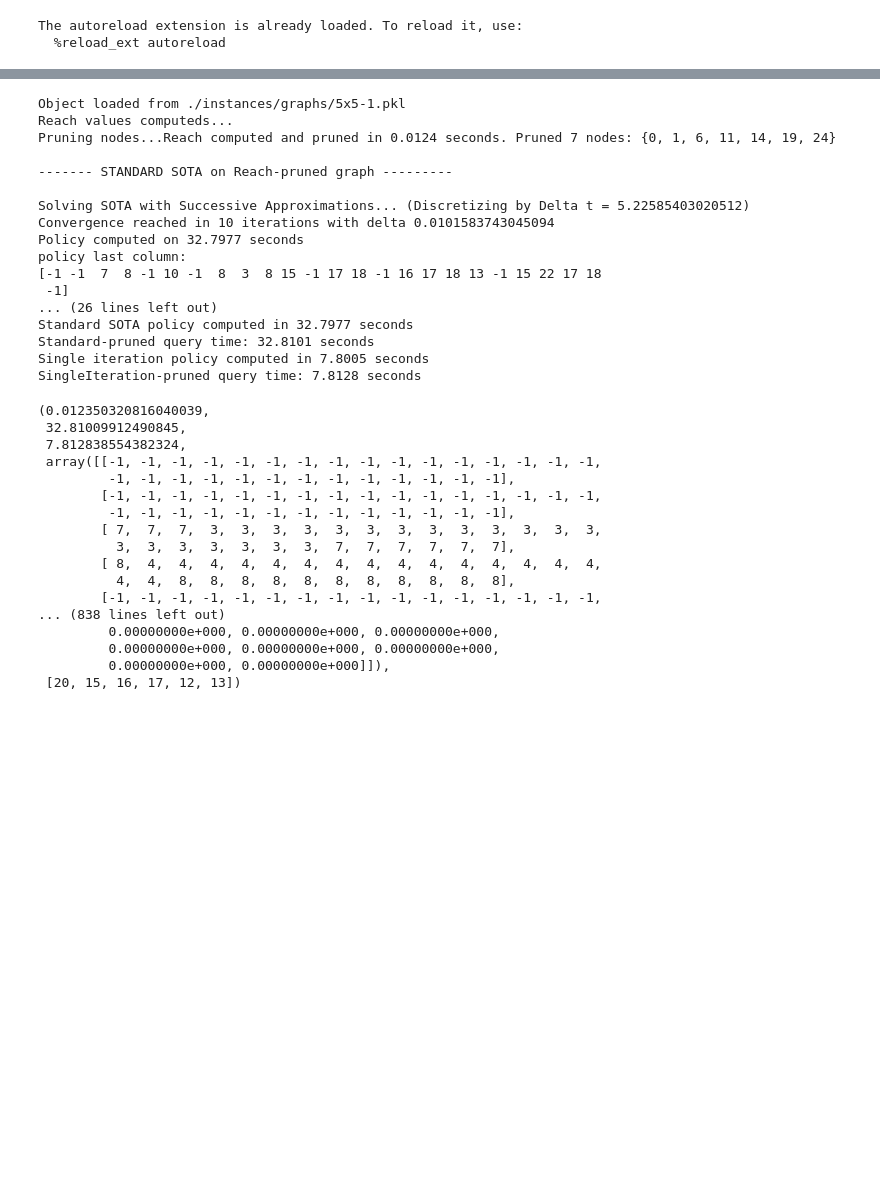
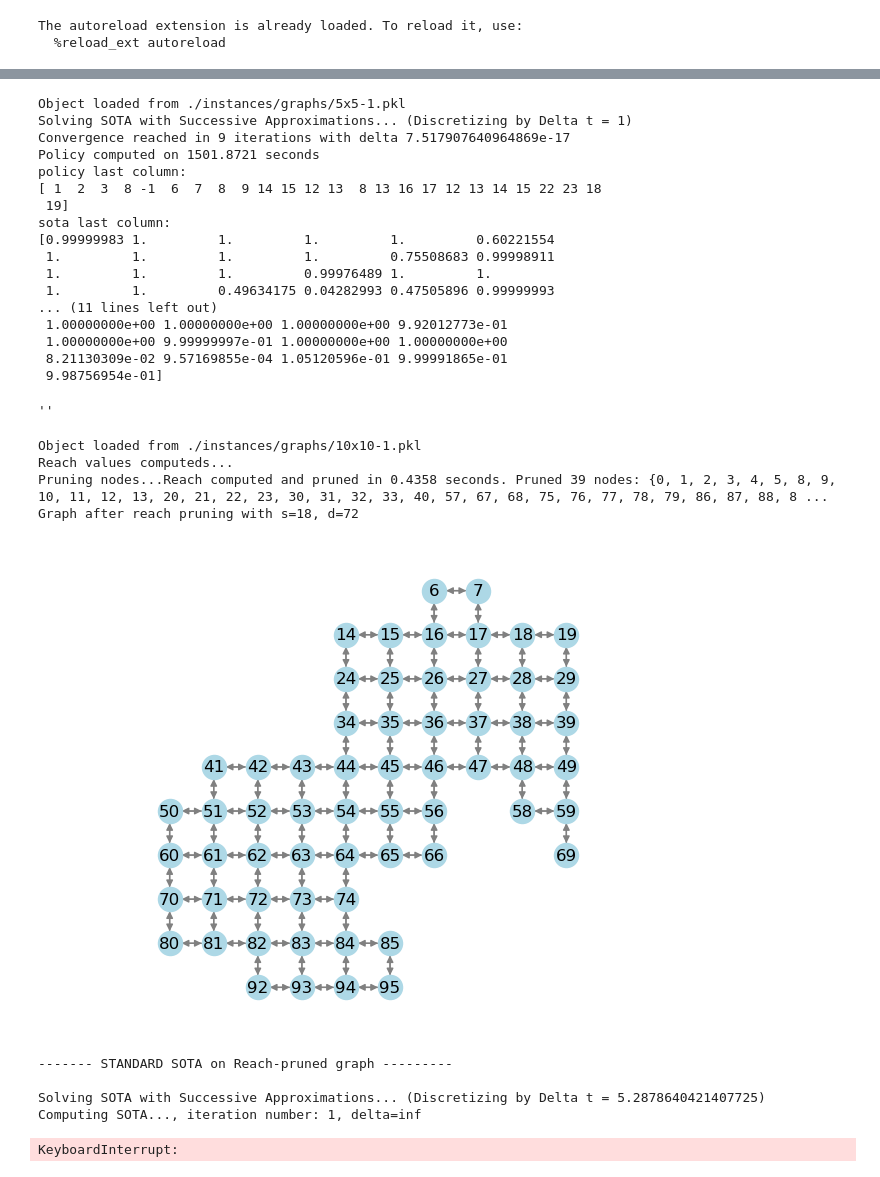
Before and after one commit to samuelepeirone/SOTA-py, a Jupyter notebook: notebook/small_tests.ipynb, the cells around one changed output, grey strips where cells are left out. Drawn from its saved outputs; the diff is of its cells as text; code cells hidden in the pictures; blank space fills up the shorter version.

```diff
--- a/notebook/small_tests.ipynb
+++ b/notebook/small_tests.ipynb
@@ -24,3 +24,12 @@ from Grid_network_and_Gamma_distribution import Matrix
 # %% [output]
 The autoreload extension is already loaded. To reload it, use:
   %reload_ext autoreload
+# %%
+graph = Utils.load_object("./instances/graphs/5x5-1.pkl")
+
+node_s = 20
+node_d = 4
+time_budget = 150
+
+TestFunctions.run_standard_sota(graph, node_d, time_budget)
+TestFunctions.run_single_iteration_sota(graph, node_d, time_budget)
@@ -36,36 +80,35 @@ TestFunctions.run_single_iteration_sota(graph, node_d, time_budget, delta_t=1)
 ;
 # %% [output]
 Object loaded from ./instances/graphs/5x5-1.pkl
-Reach values computeds...
-Pruning nodes...Reach computed and pruned in 0.0124 seconds. Pruned 7 nodes: {0, 1, 6, 11, 14, 19, 24}
-
-------- STANDARD SOTA on Reach-pruned graph ---------
-
-Solving SOTA with Successive Approximations... (Discretizing by Delta t = 5.22585403020512)
-Convergence reached in 10 iterations with delta 0.0101583743045094
-Policy computed on 32.7977 seconds
+Solving SOTA with Successive Approximations... (Discretizing by Delta t = 1)
+Convergence reached in 9 iterations with delta 7.517907640964869e-17
+Policy computed on 1501.8721 seconds
 policy last column:
-[-1 -1  7  8 -1 10 -1  8  3  8 15 -1 17 18 -1 16 17 18 13 -1 15 22 17 18
- -1]
-... (26 lines left out)
-Standard SOTA policy computed in 32.7977 seconds
-Standard-pruned query time: 32.8101 seconds
-Single iteration policy computed in 7.8005 seconds
-SingleIteration-pruned query time: 7.8128 seconds
+[ 1  2  3  8 -1  6  7  8  9 14 15 12 13  8 13 16 17 12 13 14 15 22 23 18
+ 19]
+sota last column:
+[0.99999983 1.         1.         1.         1.         0.60221554
+ 1.         1.         1.         1.         0.75508683 0.99998911
+ 1.         1.         1.         0.99976489 1.         1.
+ 1.         1.         0.49634175 0.04282993 0.47505896 0.99999993
+... (11 lines left out)
+ 1.00000000e+00 1.00000000e+00 1.00000000e+00 9.92012773e-01
+ 1.00000000e+00 9.99999997e-01 1.00000000e+00 1.00000000e+00
+ 8.21130309e-02 9.57169855e-04 1.05120596e-01 9.99991865e-01
+ 9.98756954e-01]
-(0.012350320816040039,
- 32.81009912490845,
- 7.812838554382324,
- array([[-1, -1, -1, -1, -1, -1, -1, -1, -1, -1, -1, -1, -1, -1, -1, -1,
-         -1, -1, -1, -1, -1, -1, -1, -1, -1, -1, -1, -1, -1],
-        [-1, -1, -1, -1, -1, -1, -1, -1, -1, -1, -1, -1, -1, -1, -1, -1,
-         -1, -1, -1, -1, -1, -1, -1, -1, -1, -1, -1, -1, -1],
-        [ 7,  7,  7,  3,  3,  3,  3,  3,  3,  3,  3,  3,  3,  3,  3,  3,
-          3,  3,  3,  3,  3,  3,  3,  7,  7,  7,  7,  7,  7],
-        [ 8,  4,  4,  4,  4,  4,  4,  4,  4,  4,  4,  4,  4,  4,  4,  4,
-          4,  4,  8,  8,  8,  8,  8,  8,  8,  8,  8,  8,  8],
-        [-1, -1, -1, -1, -1, -1, -1, -1, -1, -1, -1, -1, -1, -1, -1, -1,
-... (838 lines left out)
-         0.00000000e+000, 0.00000000e+000, 0.00000000e+000,
-         0.00000000e+000, 0.00000000e+000, 0.00000000e+000,
-         0.00000000e+000, 0.00000000e+000]]),
- [20, 15, 16, 17, 12, 13])
+''
+# %%
+graph = graph = Utils.load_object("./instances/graphs/10x10-1.pkl")
+
+TestFunctions.run_reach(graph, 18, 72, 300, print_pruned_graph=True, show_edge_labels=False)
+# %% [output]
+Object loaded from ./instances/graphs/10x10-1.pkl
+Reach values computeds...
+Pruning nodes...Reach computed and pruned in 0.4358 seconds. Pruned 39 nodes: {0, 1, 2, 3, 4, 5, 8, 9, 10, 11, 12, 13, 20, 21, 22, 23, 30, 31, 32, 33, 40, 57, 67, 68, 75, 76, 77, 78, 79, 86, 87, 88, 8 ...
+Graph after reach pruning with s=18, d=72
+[figure, added]
+------- STANDARD SOTA on Reach-pruned graph ---------
+
+Solving SOTA with Successive Approximations... (Discretizing by Delta t = 5.2878640421407725)
+Computing SOTA..., iteration number: 1, delta=inf
+KeyboardInterrupt:
```
Also changed, not shown: parts of 1 cell of this notebook, 18 other files.
